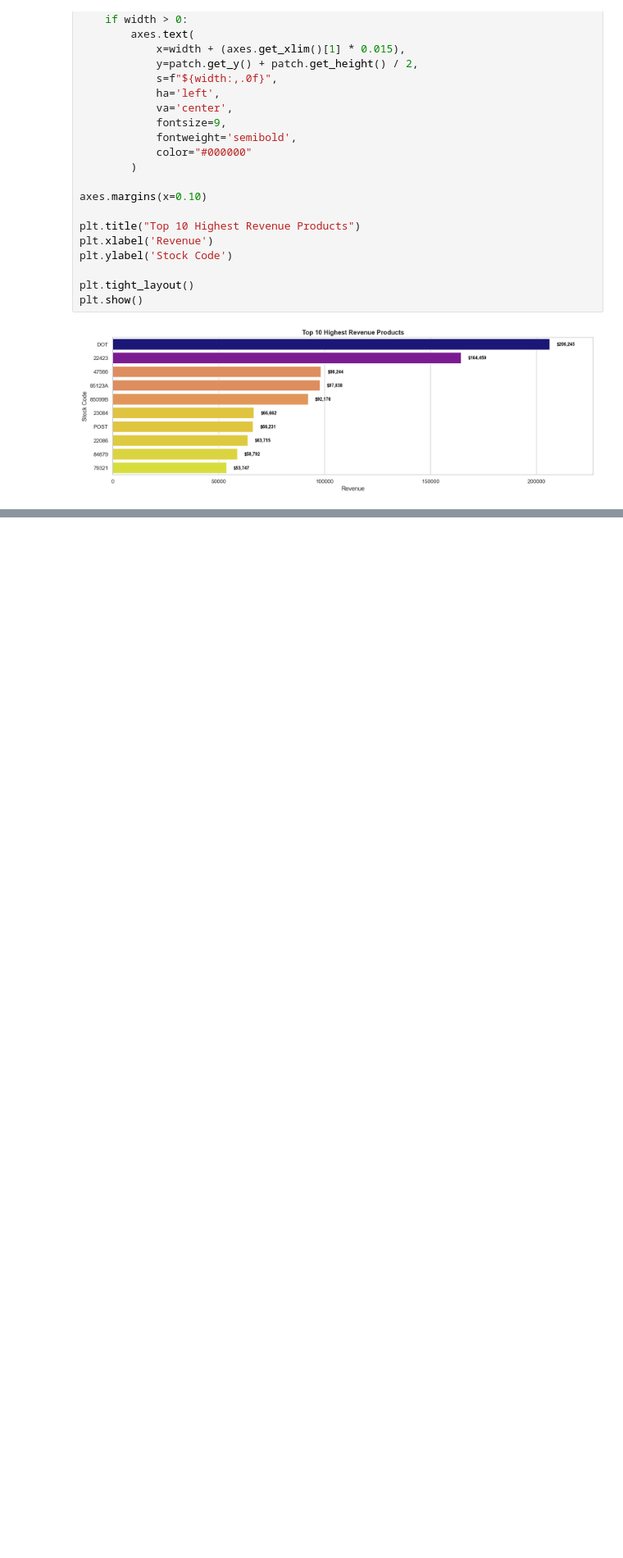
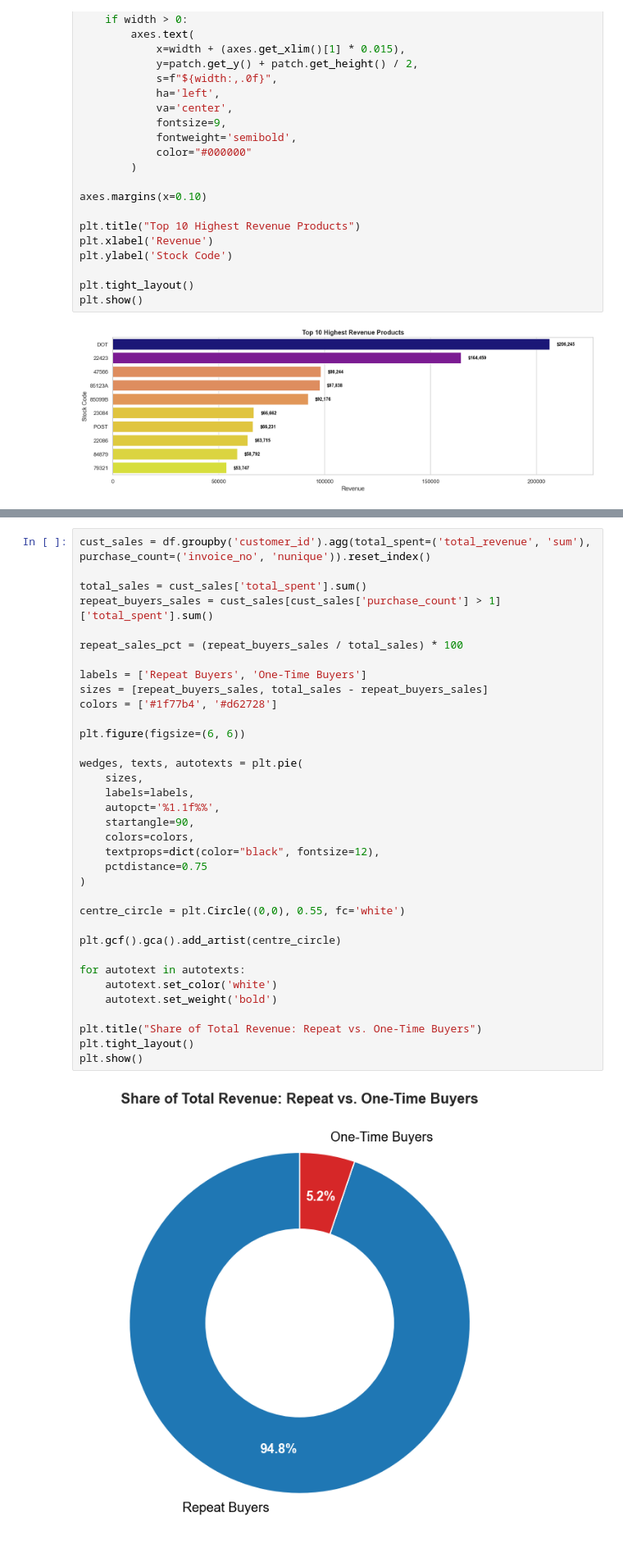
Before and after one commit to Lyvinthai/Retail_Sales_Data_Analytics, a Jupyter notebook: noteboook/eda.ipynb, the cells around one changed output, grey strips where cells are left out. Shown at 82% size. Saved outputs shown, nothing was run; the diff lists cells and outputs as text; blank space fills up the shorter version.

```diff
--- a/noteboook/eda.ipynb
+++ b/noteboook/eda.ipynb
@@ -154,0 +213,37 @@ plt.show()
+# %%
+cust_sales = df.groupby('customer_id').agg(total_spent=('total_revenue', 'sum'), purchase_count=('invoice_no', 'nunique')).reset_index()
+
+total_sales = cust_sales['total_spent'].sum()
+repeat_buyers_sales = cust_sales[cust_sales['purchase_count'] > 1]['total_spent'].sum()
+
+repeat_sales_pct = (repeat_buyers_sales / total_sales) * 100
+
+labels = ['Repeat Buyers', 'One-Time Buyers']
+sizes = [repeat_buyers_sales, total_sales - repeat_buyers_sales]
+colors = ['#1f77b4', '#d62728']
+
+plt.figure(figsize=(6, 6))
+
+wedges, texts, autotexts = plt.pie(
+    sizes,
+    labels=labels,
+    autopct='%1.1f%%',
+    startangle=90,
+    colors=colors,
+    textprops=dict(color="black", fontsize=12),
+    pctdistance=0.75
+)
+
+centre_circle = plt.Circle((0,0), 0.55, fc='white')
+
+plt.gcf().gca().add_artist(centre_circle)
+
+for autotext in autotexts:
+    autotext.set_color('white')
+    autotext.set_weight('bold')
+
+plt.title("Share of Total Revenue: Repeat vs. One-Time Buyers")
+plt.tight_layout()
+plt.show()
+# %% [output]
+[figure, added]
```
Also changed, not shown: parts of 5 cells of this notebook.
